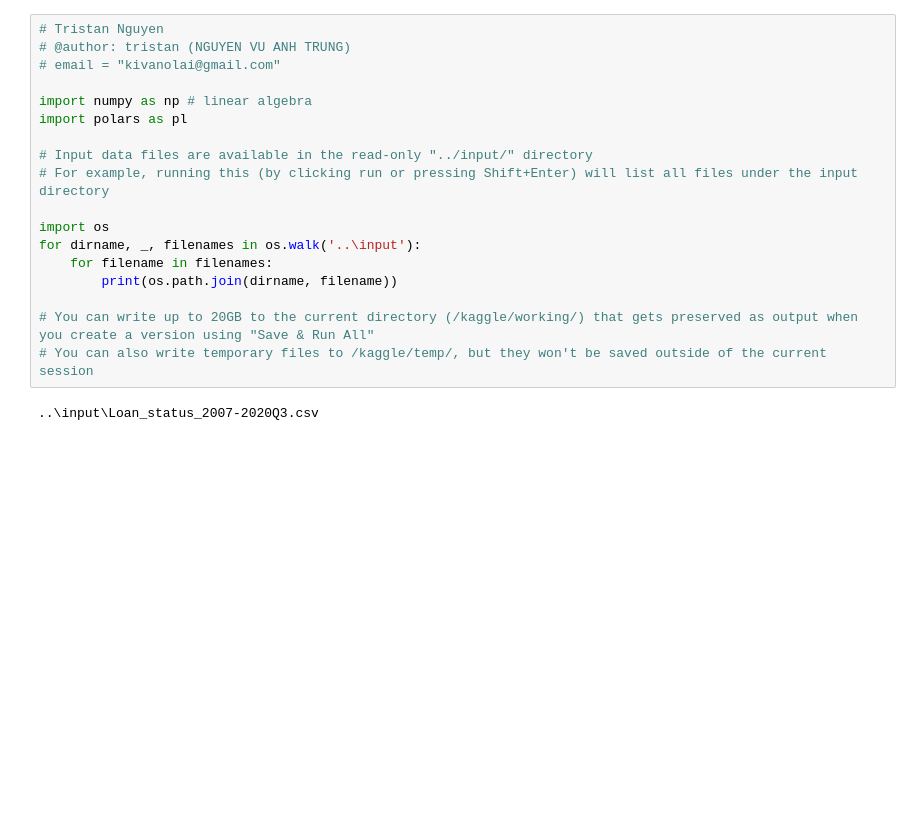
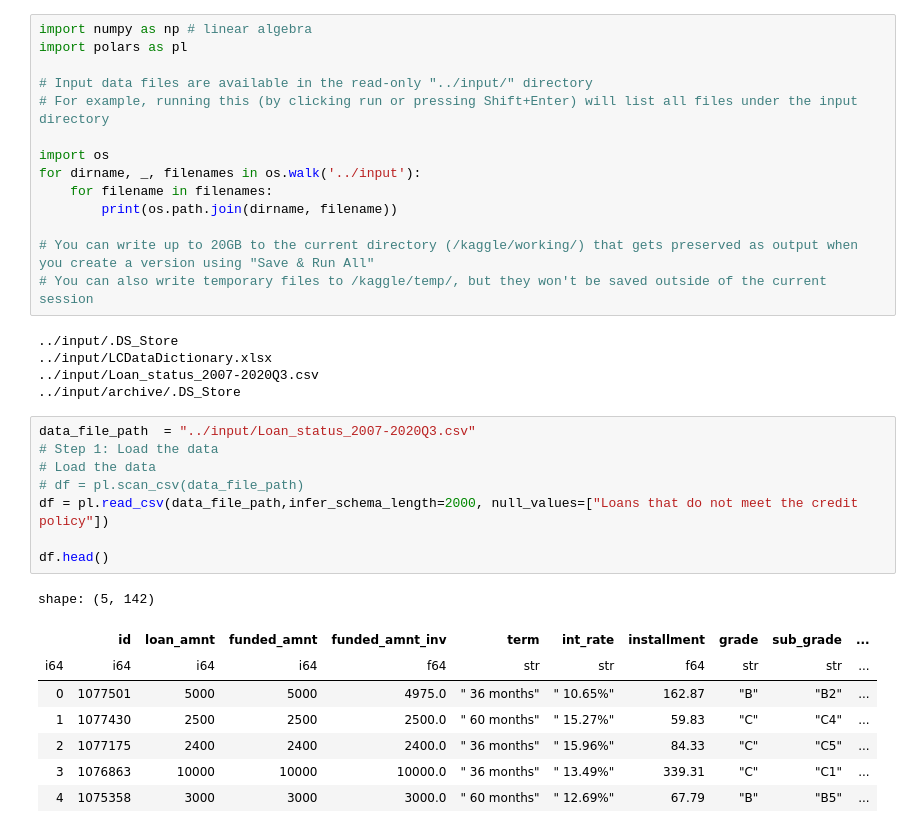
Before and after one commit to manolaz/kaggle-lending-hub-2024, a Jupyter notebook: trung-nva-lending-club-2007-20.ipynb, the cells around one changed output. Cells and saved outputs as stored; diff of their text form; blank space fills up the shorter version.

Commit message:
cleaner data + classified

```diff
--- a/trung-nva-lending-club-2007-20.ipynb
+++ b/trung-nva-lending-club-2007-20.ipynb
@@ -25,8 +40,4 @@ Successfully installed polars-1.1.0
 # %%
-# Tristan Nguyen
-# @author: tristan (NGUYEN VU ANH TRUNG)
-# email = "kivanolai@gmail.com"
-
 import numpy as np # linear algebra
 import polars as pl
 
@@ -34,11 +45,31 @@ import polars as pl
 # For example, running this (by clicking run or pressing Shift+Enter) will list all files under the input directory
 
 import os
-for dirname, _, filenames in os.walk('..\input'):
+for dirname, _, filenames in os.walk('../input'):
     for filename in filenames:
         print(os.path.join(dirname, filename))
 
 # You can write up to 20GB to the current directory (/kaggle/working/) that gets preserved as output when you create a version using "Save & Run All"
 # You can also write temporary files to /kaggle/temp/, but they won't be saved outside of the current session
 # %% [output]
-..\input\Loan_status_2007-2020Q3.csv
+../input/.DS_Store
+../input/LCDataDictionary.xlsx
+../input/Loan_status_2007-2020Q3.csv
+../input/archive/.DS_Store
+# %%
+data_file_path  = "../input/Loan_status_2007-2020Q3.csv"
+# Step 1: Load the data
+# Load the data
+# df = pl.scan_csv(data_file_path)
+df = pl.read_csv(data_file_path,infer_schema_length=2000, null_values=["Loans that do not meet the credit policy"])
+
+df.head()
+# %% [output]
+shape: (5, 142)
+|  | id | loan_amnt | funded_amnt | funded_amnt_inv | term | int_rate | installment | grade | sub_grade | ... |
+| i64 | i64 | i64 | i64 | f64 | str | str | f64 | str | str | ... |
+| 0 | 1077501 | 5000 | 5000 | 4975.0 | " 36 months" | " 10.65%" | 162.87 | "B" | "B2" | ... |
+| 1 | 1077430 | 2500 | 2500 | 2500.0 | " 60 months" | " 15.27%" | 59.83 | "C" | "C4" | ... |
+| 2 | 1077175 | 2400 | 2400 | 2400.0 | " 36 months" | " 15.96%" | 84.33 | "C" | "C5" | ... |
+| 3 | 1076863 | 10000 | 10000 | 10000.0 | " 36 months" | " 13.49%" | 339.31 | "C" | "C1" | ... |
+| 4 | 1075358 | 3000 | 3000 | 3000.0 | " 60 months" | " 12.69%" | 67.79 | "B" | "B5" | ... |
```
Also changed, not shown: parts of 9 cells of this notebook.
